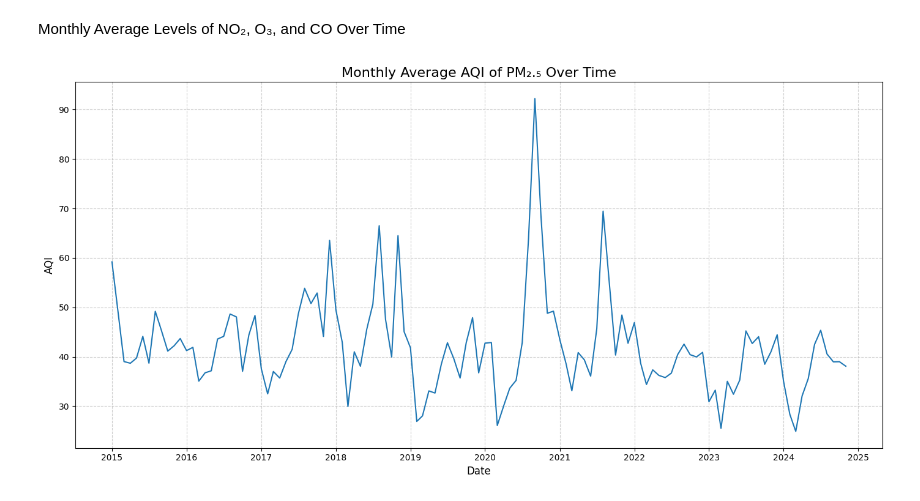
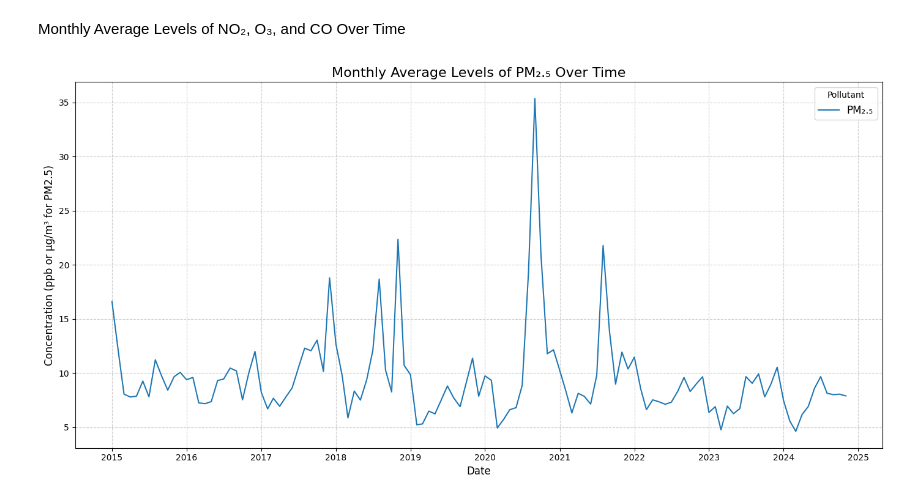
Before and after one commit to ashkren/eda_final_project, a Jupyter notebook: eda_final_project.ipynb, the cells around one changed output. Drawn from its saved outputs; the diff is of its cells as text; code cells hidden in the pictures.

```diff
--- a/eda_final_project.ipynb
+++ b/eda_final_project.ipynb
@@ -102,3 +104,32 @@ fig.suptitle('Histograms of Daily AQI Values by Year', fontsize=16)
 plt.show()
 # %% [output]
 [figure]
+# %%
+pm25_data['Quarter'] = ((pm25_data['Date'].dt.month - 1) // 3) + 1
+
+# Set up a 2x2 grid for the subplots
+fig, axes = plt.subplots(2, 2, figsize=(16, 12))
+fig.suptitle('Quarterly PM2.5 Distribution Across 10 Years', fontsize=18)
+
+# Loop through each quarter (1 to 4) and create a boxplot
+for quarter in range(1, 5):
+    # Filter data for the specific quarter
+    quarter_data = pm25_data[pm25_data['Quarter'] == quarter]
+
+    # Create a list of PM2.5 concentrations grouped by year
+    quarter_box_data = [quarter_data[quarter_data['Year'] == year]['Daily AQI Value']
+                        for year in quarter_data['Year'].unique()]
+
+    # Determine subplot position
+    ax = axes[(quarter - 1) // 2, (quarter - 1) % 2]
+
+    # Create the boxplot
+    ax.boxplot(quarter_box_data, labels=quarter_data['Year'].unique())
+    ax.set_title(f'Quarter {quarter}', fontsize=14)
+    ax.set_xlabel('Year', fontsize=12)
+    ax.set_ylabel('PM2.5 (µg/m³)', fontsize=12)
+    ax.grid(True)
+
+# Adjust layout
+plt.tight_layout(rect=[0, 0, 1, 0.95])
+plt.show()
@@ -235,23 +341,24 @@ Monthly Average Levels of NO₂, O₃, and CO Over Time
 # %%
 import matplotlib.pyplot as plt
 
 # Prepare the PM2.5 data (using Daily Mean PM2.5 Concentration)
 pm25_data['Date'] = pd.to_datetime(pm25_data['Date'])
 pm25_data['YearMonth'] = pm25_data['Date'].dt.to_period('M')
-pm25_monthly_avg = pm25_data.groupby('YearMonth')['Daily AQI Value'].mean().reset_index()
+pm25_monthly_avg = pm25_data.groupby('YearMonth')['Daily Mean PM2.5 Concentration'].mean().reset_index()
 pm25_monthly_avg['YearMonth'] = pm25_monthly_avg['YearMonth'].dt.to_timestamp()
 pm25_monthly_avg.columns = ['YearMonth', 'PM2.5']  # Rename for consistency
 
 # Plot the data
 plt.figure(figsize=(14, 7))
-plt.plot(pm25_monthly_avg["YearMonth"], pm25_monthly_avg['PM2.5'])
+plt.plot(pm25_monthly_avg["YearMonth"], pm25_monthly_avg['PM2.5'], label='PM₂.₅')
 
 # Customize the plot
-plt.title('Monthly Average AQI of PM₂.₅ Over Time', fontsize=16)
+plt.title('Monthly Average Levels of PM₂.₅ Over Time', fontsize=16)
 plt.xlabel('Date', fontsize=12)
-plt.ylabel('AQI', fontsize=12)
+plt.ylabel('Concentration (ppb or µg/m³ for PM2.5)', fontsize=12)
+plt.legend(title='Pollutant', fontsize=12)
 plt.grid(True, linestyle='--', alpha=0.6)
 plt.tight_layout()
 plt.show()
 # %% [output]
-[figure, old version]
+[figure, new version]
```
Also changed, not shown: parts of 15 cells of this notebook.
